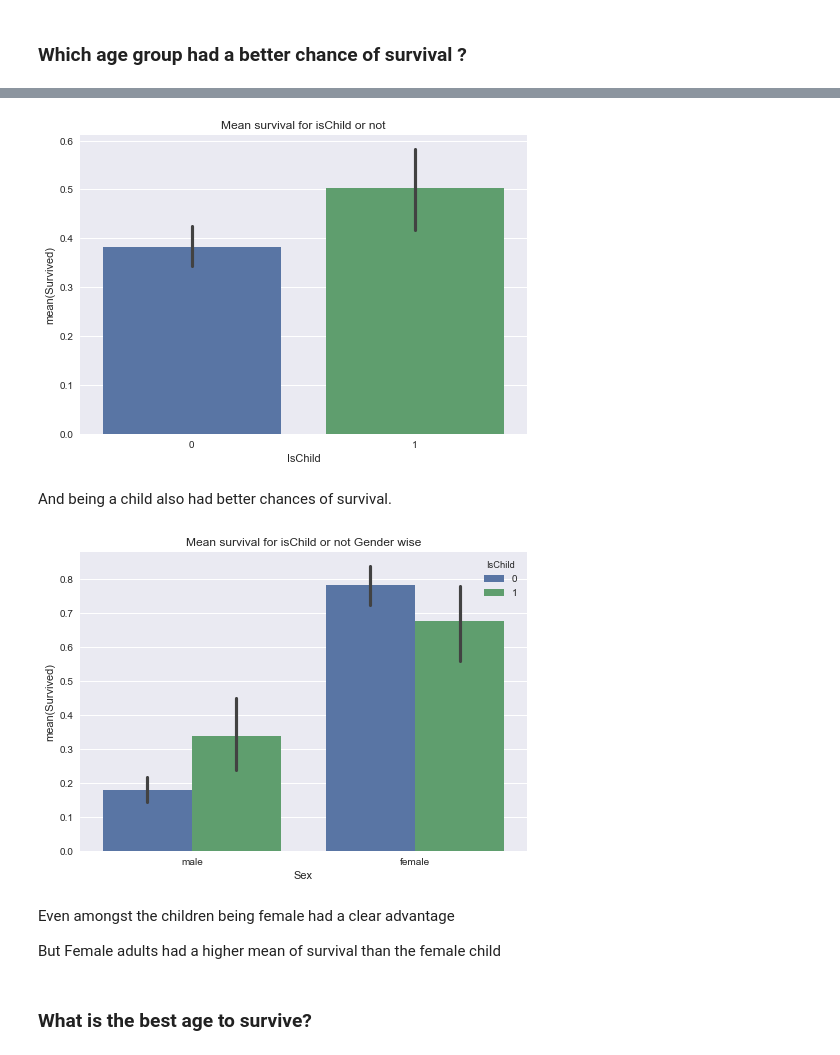
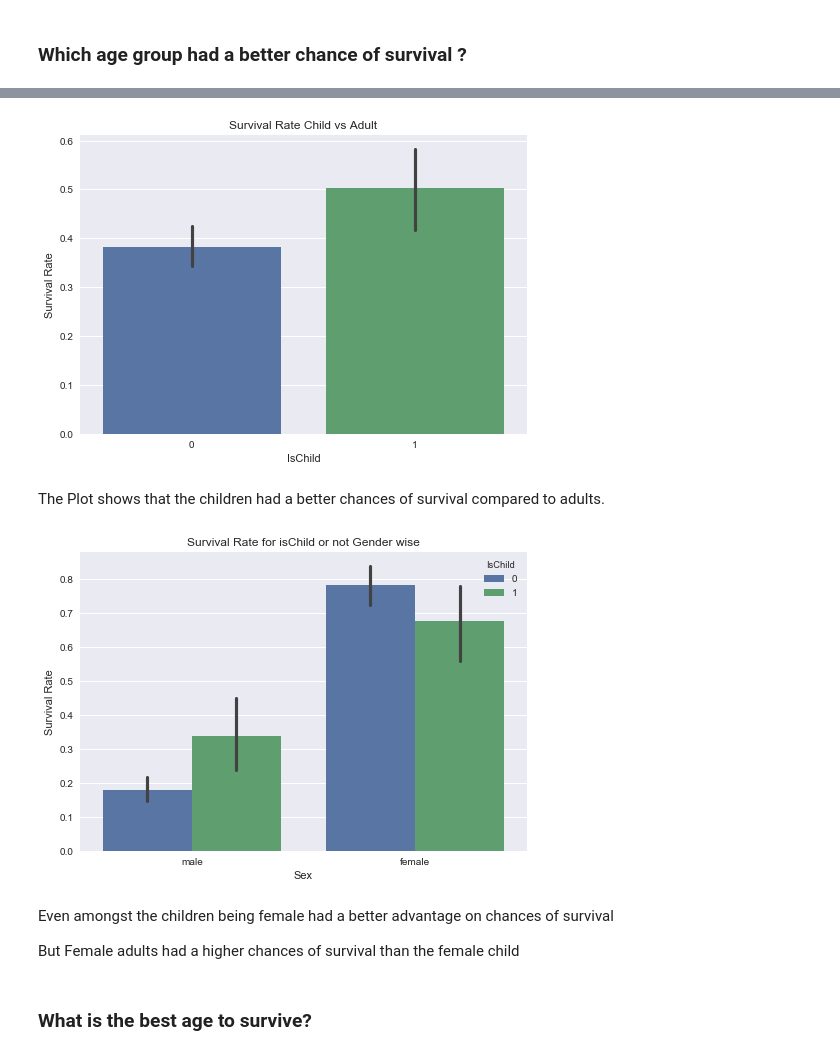
Before and after one commit to dtflaneur/nd-da, a Jupyter notebook: project-3/Titanic Data Investigation.ipynb, the cells around one changed output, grey strips where cells are left out. Cells and saved outputs as stored; diff of their text form; code cells hidden in the pictures.

```diff
--- a/project-3/Titanic Data Investigation.ipynb
+++ b/project-3/Titanic Data Investigation.ipynb
@@ -226,22 +219,24 @@ titanic_df["IsChild"] = pd.Series(titanic_df["Age"].apply(isChild), index=titani
 # %%
 sns.set(style="darkgrid")
 sns.barplot(data=titanic_df,x="IsChild",y="Survived")
-sns.plt.title('Mean survival for isChild or not')
+sns.plt.title('Survival Rate Child vs Adult')
+plt.ylabel('Survival Rate')
 sns.plt.show()
 # %% [output]
-[figure, old version]
+[figure, new version]
-# %% [markdown]
-And being a child also had better chances of survival.
+# %% [markdown]
+The Plot shows that the children had a better chances of survival compared to adults.
 # %%
 sns.barplot(data=titanic_df, x="Sex", y="Survived", hue="IsChild")
-sns.plt.title('Mean survival for isChild or not Gender wise')
+sns.plt.title('Survival Rate for isChild or not Gender wise')
+plt.ylabel('Survival Rate')
 sns.plt.show()
 # %% [output]
-[figure, old version]
+[figure, new version]
 # %% [markdown]
-Even amongst the children being female had a clear advantage
+Even amongst the children being female had a better advantage on chances of survival
 
-But Female adults had a higher mean of survival than the female child
+But Female adults had a higher chances of survival than the female child
 # %% [markdown]
 ### What is the best age to survive?
 # %%
```
Also changed, not shown: parts of 13 cells of this notebook, 1 other file.
